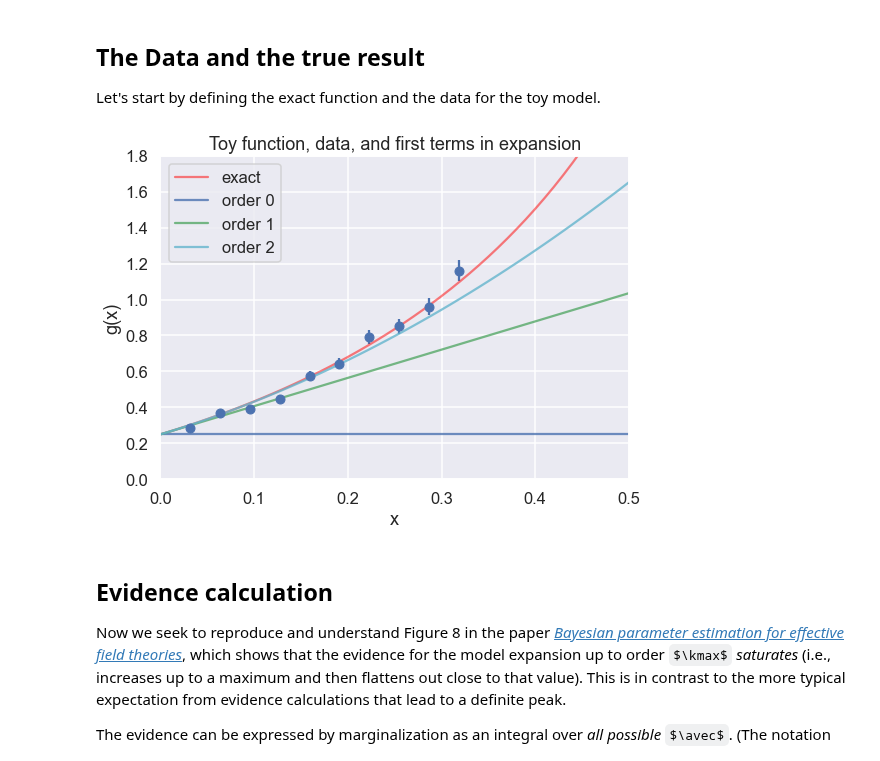
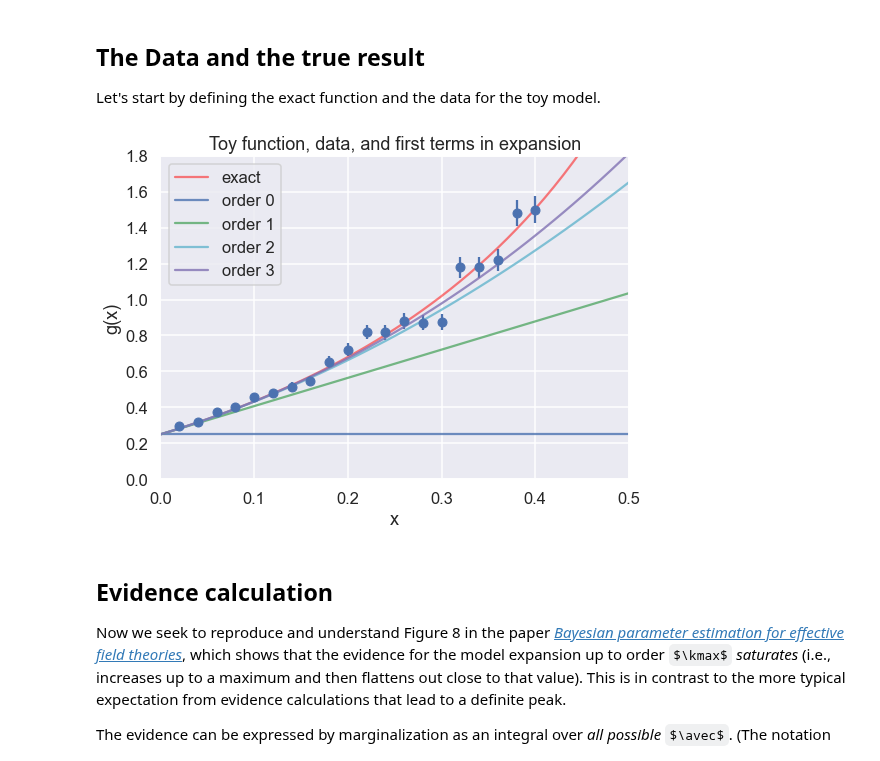
Before and after one commit to furnstahl/Physics-8820, a Jupyter notebook: LectureNotes/_build/html/_sources/notebooks/Model_selection/Evidence_for_model_EFT_coefficients_extended_range.ipynb, the cells around one changed output. Cells and saved outputs as stored; diff of their text form; code cells hidden in the pictures; some formulas as TeX source.

```diff
--- a/LectureNotes/_build/html/_sources/notebooks/Model_selection/Evidence_for_model_EFT_coefficients_extended_range.ipynb
+++ b/LectureNotes/_build/html/_sources/notebooks/Model_selection/Evidence_for_model_EFT_coefficients_extended_range.ipynb
@@ -128,42 +128,43 @@ theta_true = np.array([0.25, 1.5707963, 2.4674011, 1.2919282, 4.0587121,
 
 # Generate data points as described in the paper; remember these are relative
 #  errors, so multiply the percent by the data at each x.
-x_max = 1./np.pi   # we'll eventually test sensitivity to x_max
-x_data_pts = np.linspace(x_max/10., x_max, 10) # don't start at x=0
-eta = 0.05         # specified relative uncertainty is 5%
+x_max = 0.4 # 0.5 # 0.4 # 1./np.pi   # we'll eventually test sensitivity to x_max
+num_x_pts = 20
+x_data_pts = np.linspace(x_max/num_x_pts, x_max, num_x_pts) # don't start at x=0
+eta = 0.05    # 0.01 0.05     # specified relative uncertainty is 5%
 
 # Here we generate new (different) data points with every run
 y_data_pts = g_fun(x_data_pts) * \
                   (1. + stats.norm.rvs(0., eta, size=len(x_data_pts)) )
 # *** The following is the exact data with errors from the paper ***
 #y_data_pts = np.array([0.31694, 0.33844, 0.42142, 0.57709, 0.56218, \
 #                        0.68851, 0.73625, 0.87270, 1.0015, 1.0684])
 
 dy_data = eta * y_data_pts
 
 # Always make a figure to check your data!
 fig = plt.figure(figsize=(8,6))
 ax = fig.add_subplot(1,1,1)
 ax.errorbar(x_data_pts, y_data_pts, dy_data, fmt='o')
 ax.set_xlabel(r'x')
 ax.set_ylabel(r'g(x)')
 ax.set_xlim(0, 0.5)
 ax.set_ylim(0, 1.8)
 
 x_pts_all = np.arange(0., 1., .01)
 ax.plot(x_pts_all, g_fun(x_pts_all), color='red', alpha=0.5, label='exact')
 ax.set_title('Toy function, data, and first terms in expansion')
 
-n_dim = 3
+n_dim = 4
 colors = ['b', 'g', 'c', 'm', 'k']
 for order in range(n_dim):
     ax.plot(x_pts_all, y_model(x_pts_all, theta_true[:n_dim], order+1),
             label=f'order {order:d}', color=colors[order], alpha=0.8)
 
 ax.legend()
 fig.tight_layout()
 # %% [output]
-[figure, old version]
+[figure, new version]
 # %% [markdown]
 ## Evidence calculation
 
```
Also changed, not shown: parts of 1 cell of this notebook, 16 other files.
